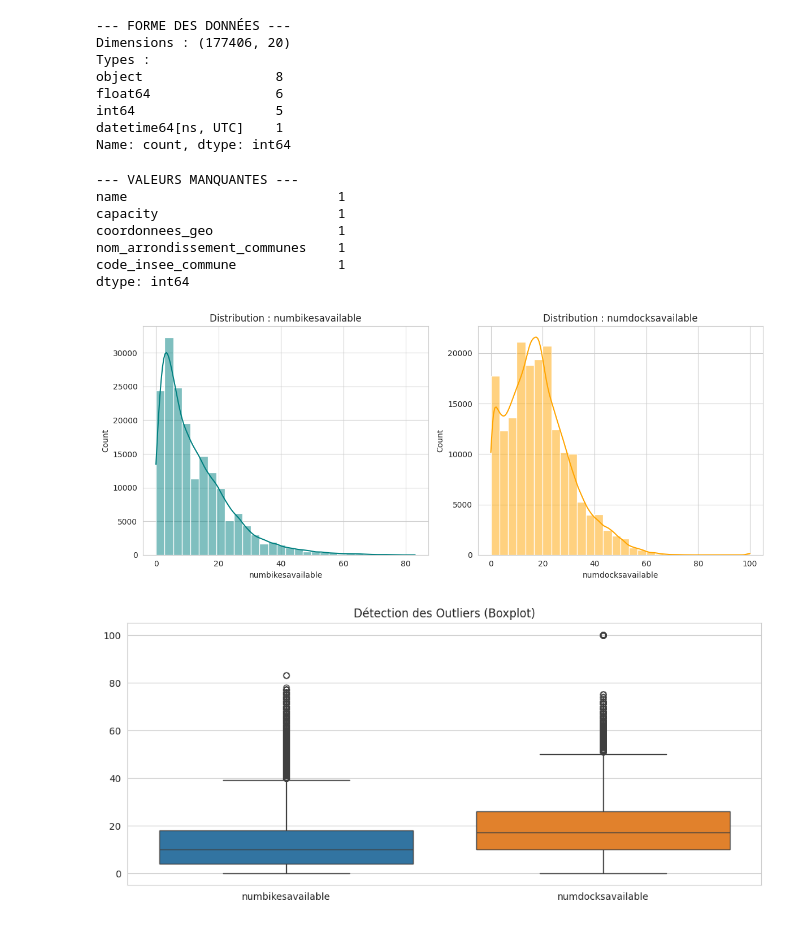
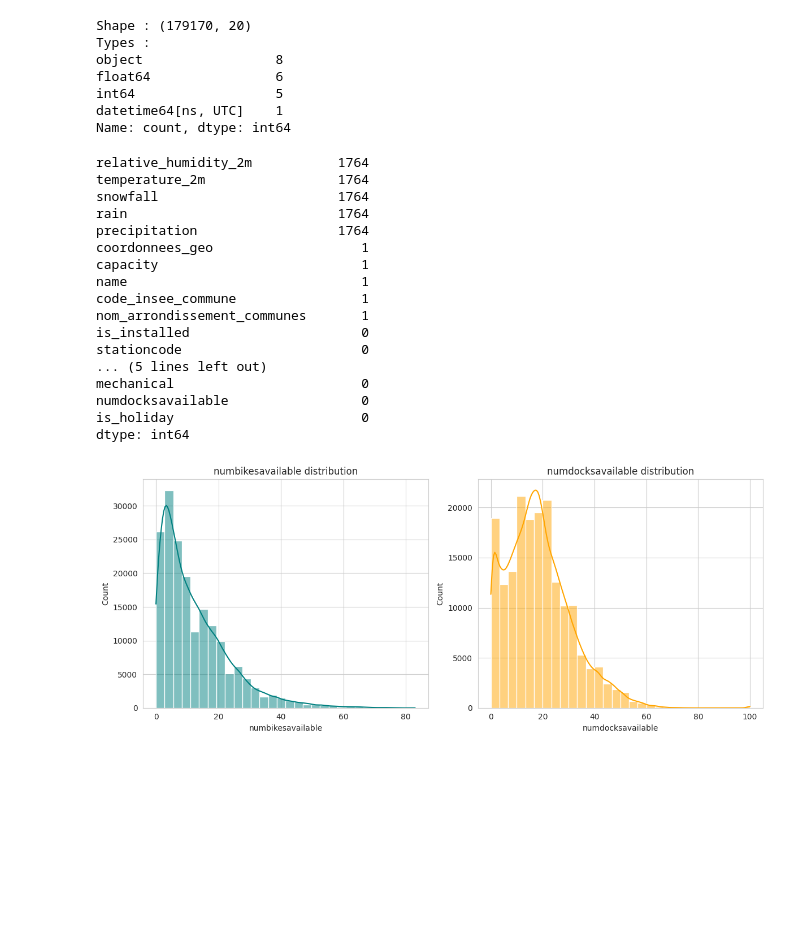
Before and after one commit to nvagno/velib-paris, a Jupyter notebook: notebooks/data_exploration.ipynb, the cells around one changed output. Saved outputs shown, nothing was run; the diff lists cells and outputs as text; code cells hidden in the pictures; blank space fills up the shorter version.

```diff
--- a/notebooks/data_exploration.ipynb
+++ b/notebooks/data_exploration.ipynb
@@ -11,7 +9,7 @@ warnings.filterwarnings('ignore')
 sns.set_style("whitegrid")
 pd.set_option('display.max_columns', None)
 # %%
-df = pd.read_parquet("../data/data_with_meteo.parquet")
+df = pd.read_parquet("../data/data_with_meteo_and_holidays.parquet")
 
 df.head()
 # %% [output]
@@ -26,53 +24,49 @@ if 'duedate' in df.columns:
     df['duedate'] = pd.to_datetime(df['duedate'])
     df = df.sort_values(by='duedate').reset_index(drop=True)
 
-print("--- FORME DES DONNÉES ---")
-print(f"Dimensions : {df.shape}")
+print(f"Shape : {df.shape}")
 print(f"Types :\n{df.dtypes.value_counts()}")
 # %% [output]
---- FORME DES DONNÉES ---
-Dimensions : (177406, 20)
+Shape : (179170, 20)
 Types :
 object                 8
 float64                6
 int64                  5
 datetime64[ns, UTC]    1
 Name: count, dtype: int64
+# %%
+missing_values = df.isna().sum().sort_values(ascending=False)
+missing_values
+# %% [output]
+relative_humidity_2m           1764
+temperature_2m                 1764
+snowfall                       1764
+rain                           1764
+precipitation                  1764
+coordonnees_geo                   1
+capacity                          1
+name                              1
+code_insee_commune                1
+nom_arrondissement_communes       1
+is_installed                      0
+stationcode                       0
+... (5 lines left out)
+mechanical                        0
+numdocksavailable                 0
+is_holiday                        0
+dtype: int64
 # %%
-# --- DATA UNDERSTANDING ---
-
-# Identification des cibles
 targets = ['numbikesavailable', 'numdocksavailable']
 
-# Analyse des valeurs manquantes
-missing = df.isnull().sum()
-print("\n--- VALEURS MANQUANTES ---")
-print(missing[missing > 0])
-
-# Visualisation des Cibles (Histogrammes)
 plt.figure(figsize=(12, 5))
 for i, col in enumerate(targets):
     plt.subplot(1, 2, i+1)
     sns.histplot(df[col], bins=30, kde=True, color='teal' if i==0 else 'orange')
-    plt.title(f'Distribution : {col}')
+    plt.title(f'{col} distribution')
 plt.tight_layout()
 plt.show()
-
-# Analyse des Outliers (Boxplot)
-plt.figure(figsize=(12, 5))
-sns.boxplot(data=df[targets])
-plt.title("Détection des Outliers (Boxplot)")
-plt.show()
 # %% [output]
---- VALEURS MANQUANTES ---
-name                           1
-capacity                       1
-coordonnees_geo                1
-nom_arrondissement_communes    1
-code_insee_commune             1
-dtype: int64
-[figure, old version]
+[figure, new version]
-[figure, removed]
 # %%
 for i, col in enumerate(df.columns):
     if col in targets + ['coordonnees_geo']:
```
Also changed, not shown: parts of 10 cells of this notebook, 1 other file.
